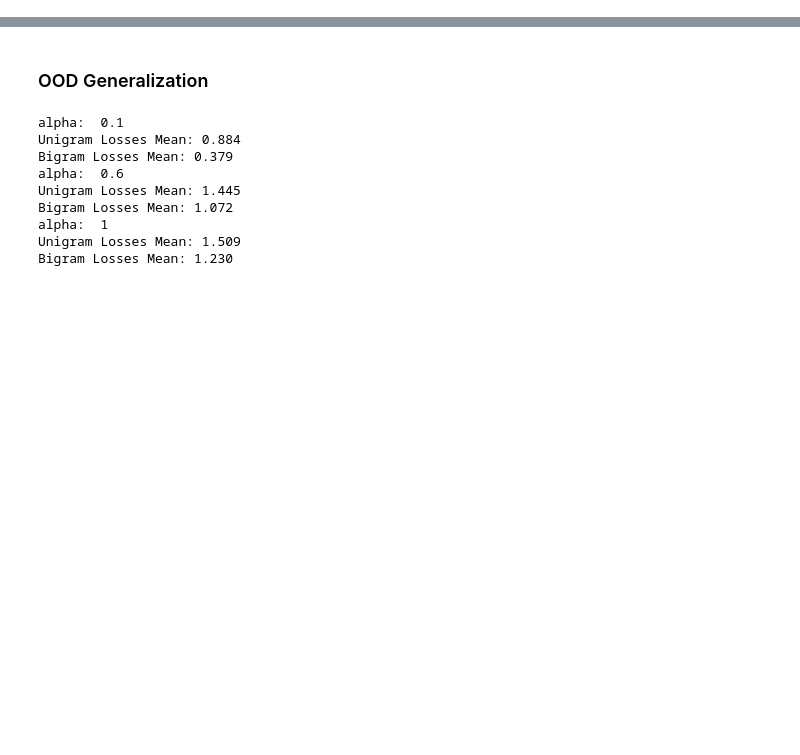
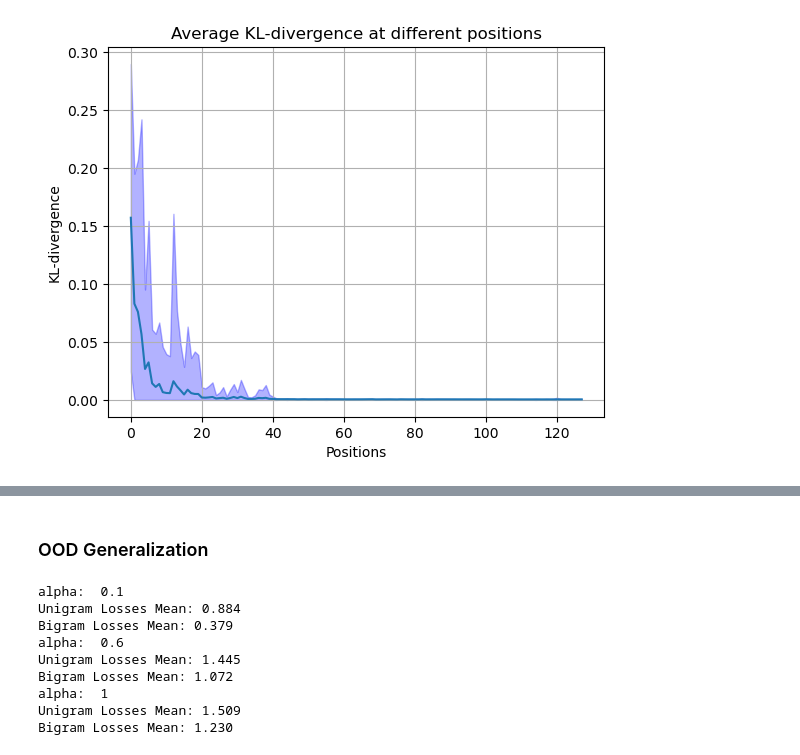
Before and after one commit to ezyhdxm/ICL, a Jupyter notebook: LatentModel.ipynb, the cells around one changed output, grey strips where cells are left out. Drawn from its saved outputs; the diff is of its cells as text; code cells hidden in the pictures; blank space fills up the shorter version.

```diff
--- a/LatentModel.ipynb
+++ b/LatentModel.ipynb
@@ -159,0 +181,4 @@ Total number of transitions:  360
+# %%
+kl_plot(model, SEQ_LEN=SEQ_LEN, latent=1)
+# %% [output]
+[figure, added]
```
Also changed, not shown: parts of 29 cells of this notebook, 3 other files.
